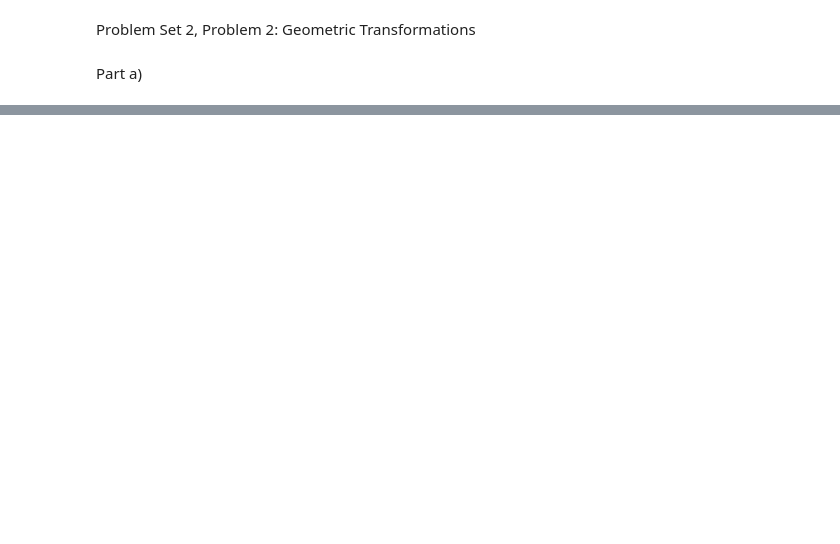
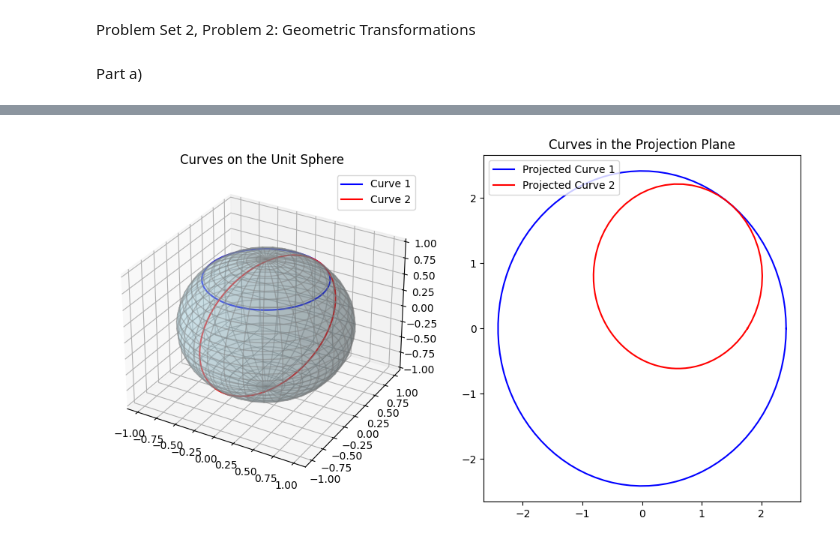
Before and after one commit to wcmelby/129L_ProblemSet_2, a Jupyter notebook: Problem2.ipynb, the cells around one changed output, grey strips where cells are left out. Cells and saved outputs as stored; diff of their text form; code cells hidden in the pictures; blank space fills up the shorter version.

```diff
--- a/Problem2.ipynb
+++ b/Problem2.ipynb
@@ -74,0 +9,94 @@ Average angle in the projection plane: nan degrees
+# %%
+# Stereographic projection function
+def stereographic_projection(x, y, z):
+    denom = 1 - z
+
+    # Initialize the projected coordinates as NaN
+    x_proj = np.full_like(x, np.nan, dtype=float)
+    y_proj = np.full_like(y, np.nan, dtype=float)
+
+    # Only perform the projection where the denominator is non-zero
+    mask = denom != 0  # Create a mask for non-zero denominators
+    x_proj[mask] = x[mask] / denom[mask]  # Apply projection where denom is non-zero
+    y_proj[mask] = y[mask] / denom[mask]  # Apply projection where denom is non-zero
+
+    return x_proj, y_proj
+
+# Function to generate the unit sphere mesh
+def generate_sphere_mesh(theta_steps=30, phi_steps=30):
+    theta = np.linspace(0, np.pi, theta_steps)  # Latitude (from -pi/2 to pi/2)
+    phi = np.linspace(0, 2*np.pi, phi_steps)    # Longitude (from 0 to 2*pi)
+    theta, phi = np.meshgrid(theta, phi)
+
+    # Parametric equations for the unit sphere
+    x = np.sin(theta) * np.cos(phi)
+    y = np.sin(theta) * np.sin(phi)
+    z = np.cos(theta)
+
+    return x, y, z, theta, phi
+
+x, y, z, theta, phi = generate_sphere_mesh()
+
+# Define a line of latitude (e.g., theta = pi/4)
+t = np.linspace(0, 2 * np.pi, 100)
+curve1_x = np.sin(np.pi / 4) * np.cos(t)  # Latitude curve at θ = π/4
+curve1_y = np.sin(np.pi / 4) * np.sin(t)
+curve1_z = np.cos(np.pi / 4) * np.ones_like(t)
+
+# Define a second curve
+curve2_x = np.cos(t)
+curve2_y = np.sin(t)
+curve2_z = (3* curve2_x + 4 * curve2_y) / 5
+
+magnitude = np.sqrt(curve2_x**2 + curve2_y**2 + curve2_z**2)
+curve2_x /= magnitude
+curve2_y /= magnitude
+curve2_z /= magnitude
+
+# Project curves using stereographic projection
+curve1_proj_x, curve1_proj_y = stereographic_projection(curve1_x, curve1_y, curve1_z)
+curve2_proj_x, curve2_proj_y = stereographic_projection(curve2_x, curve2_y, curve2_z)
+
+# Compute tangent vectors on the sphere
+curve1_tangent = np.gradient(np.column_stack([curve1_x, curve1_y, curve1_z]), axis=0)
+curve2_tangent = np.gradient(np.column_stack([curve2_x, curve2_y, curve2_z]), axis=0)
+
+# Compute tangent vectors in the projection plane
+curve1_proj_tangent = np.gradient(np.column_stack([curve1_proj_x, curve1_proj_y]), axis=0)
+curve2_proj_tangent = np.gradient(np.column_stack([curve2_proj_x, curve2_proj_y]), axis=0)
+
+# Compute angles between tangents on the sphere
+dot_product_sphere = np.einsum('ij,ij->i', curve1_tangent, curve2_tangent)
+norm_curve1 = np.linalg.norm(curve1_tangent, axis=1)
+norm_curve2 = np.linalg.norm(curve2_tangent, axis=1)
+angles_sphere = np.arccos(dot_product_sphere / (norm_curve1 * norm_curve2))
+
+# Compute angles between tangents in the projection plane
+dot_product_proj = np.einsum('ij,ij->i', curve1_proj_tangent, curve2_proj_tangent)
+norm_curve1_proj = np.linalg.norm(curve1_proj_tangent, axis=1)
+norm_curve2_proj = np.linalg.norm(curve2_proj_tangent, axis=1)
+angles_proj = np.arccos(dot_product_proj / (norm_curve1_proj * norm_curve2_proj))
+
+# Plot the curves on the sphere
+fig = plt.figure(figsize=(12, 6))
+ax3d = fig.add_subplot(121, projection='3d')
+ax3d.plot_surface(x, y, z, color='lightblue', alpha=0.3, edgecolor='grey')
+ax3d.plot(curve1_x, curve1_y, curve1_z, label='Curve 1', color='b')
+ax3d.plot(curve2_x, curve2_y, curve2_z, label='Curve 2', color='red')
+ax3d.set_title('Curves on the Unit Sphere')
+ax3d.legend()
+
+# Plot the curves in the projection plane
+ax2 = fig.add_subplot(122)
+ax2.plot(curve1_proj_x, curve1_proj_y, label='Projected Curve 1', color='b')
+ax2.plot(curve2_proj_x, curve2_proj_y, label='Projected Curve 2', color='r')
+ax2.set_title('Curves in the Projection Plane')
+ax2.legend()
+
+plt.show()
+
+# Print comparison of angles
+print("Average angle on the sphere: {:.2f} degrees".format(np.degrees(np.mean(angles_sphere))))
+print("Average angle in the projection plane: {:.2f} degrees".format(np.degrees(np.mean(angles_proj))))
+# %% [output]
+[figure, added]
```
Also changed, not shown: parts of 8 cells of this notebook, 3 other files.
